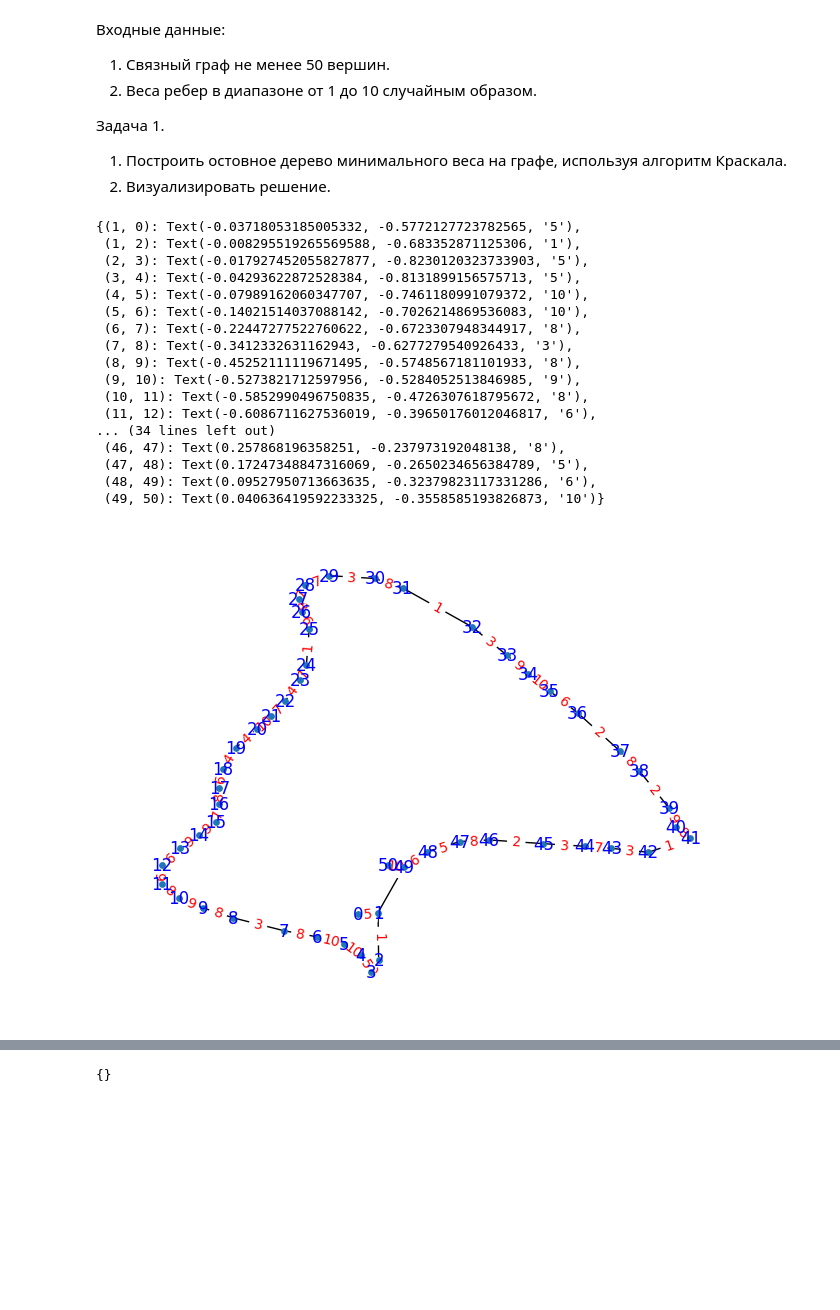
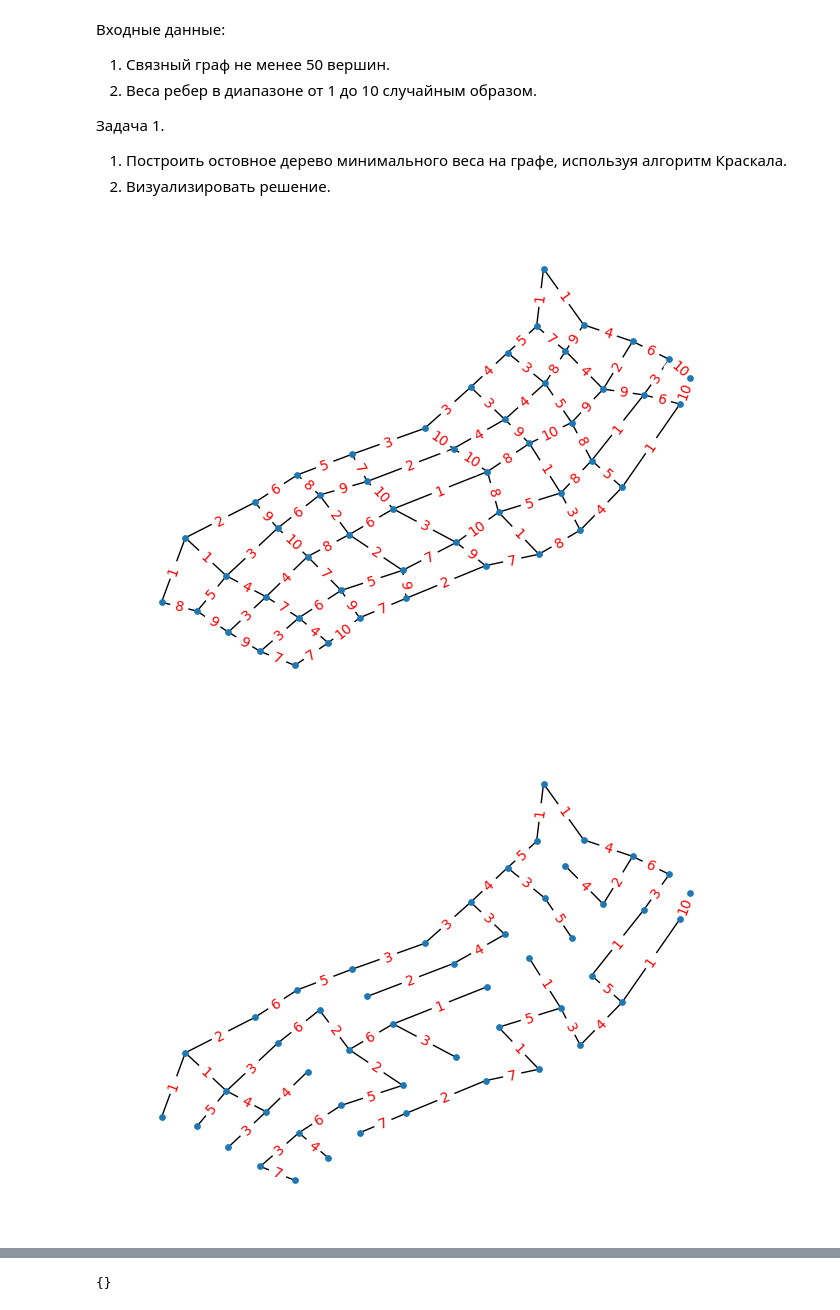
Before and after one commit to bitcoineazy/Network_Models, a Jupyter notebook: Теория_графов/02_network_models.ipynb, the cells around one changed output, grey strips where cells are left out. Saved outputs shown, nothing was run; the diff lists cells and outputs as text; code cells hidden in the pictures; blank space fills up the shorter version.

Commit message:
networkx grid2d

```diff
--- a/Теория_графов/02_network_models.ipynb
+++ b/Теория_графов/02_network_models.ipynb
@@ -16,39 +16,34 @@ import random
 # %%
 H = nx.path_graph(10)
 # %%
-G = nx.Graph()
+G = nx.grid_2d_graph(10, 5)
 
-random_peaks = [i+1 for i in range(50)]
+# random_peaks = [i+1 for i in range(50)]
 
 
-G.add_nodes_from(random_peaks)
+# G.add_nodes_from(random_peaks)
+for u, v in G.edges():
+    G[u][v]['weight'] = random.randint(1,10)
 
-random_edges = [(x, y, random.randint(1, 10)) for x, y in enumerate(random_peaks)]
-G.add_weighted_edges_from(random_edges)
+# random_edges = [(x, y, random.randint(1, 10)) for x, y in enumerate(random_peaks)]
+# G.add_weighted_edges_from(random_edges)
 
 
 g_layout = nx.spring_layout(G)
 
-nx.draw(G, pos=g_layout, with_labels=True, font_weight="medium", node_size=15, font_color="blue")
+nx.draw(G, pos=g_layout, font_weight="medium", node_size=15, font_color="blue")
 edge_labels = nx.get_edge_attributes(G, "weight")
 
 nx.draw_networkx_edge_labels(G, pos=g_layout, edge_labels=edge_labels, font_color="red")
+plt.show()
 # %% [output]
-{(1, 0): Text(-0.03718053185005332, -0.5772127723782565, '5'),
- (1, 2): Text(-0.008295519265569588, -0.683352871125306, '1'),
- (2, 3): Text(-0.017927452055827877, -0.8230120323733903, '5'),
- (3, 4): Text(-0.04293622872528384, -0.8131899156575713, '5'),
- (4, 5): Text(-0.07989162060347707, -0.7461180991079372, '10'),
- (5, 6): Text(-0.14021514037088142, -0.7026214869536083, '10'),
- (6, 7): Text(-0.22447277522760622, -0.6723307948344917, '8'),
- (7, 8): Text(-0.3412332631162943, -0.6277279540926433, '3'),
- (8, 9): Text(-0.45252111119671495, -0.5748567181101933, '8'),
- (9, 10): Text(-0.5273821712597956, -0.5284052513846985, '9'),
- (10, 11): Text(-0.5852990496750835, -0.4726307618795672, '8'),
- (11, 12): Text(-0.6086711627536019, -0.39650176012046817, '6'),
-... (34 lines left out)
- (46, 47): Text(0.257868196358251, -0.237973192048138, '8'),
- (47, 48): Text(0.17247348847316069, -0.2650234656384789, '5'),
- (48, 49): Text(0.09527950713663635, -0.32379823117331286, '6'),
- (49, 50): Text(0.040636419592233325, -0.3558585193826873, '10')}
-[figure, old version]
+[figure, new version]
+# %%
+T = nx.minimum_spanning_tree(G)
+nx.draw(T, pos=g_layout, font_weight="medium", node_size=15, font_color="blue")
+edge_labels = nx.get_edge_attributes(T, "weight")
+
+nx.draw_networkx_edge_labels(T, pos=g_layout, edge_labels=edge_labels, font_color="red")
+plt.show()
+# %% [output]
+[figure, added]
```
Also changed, not shown: parts of 1 cell of this notebook.
